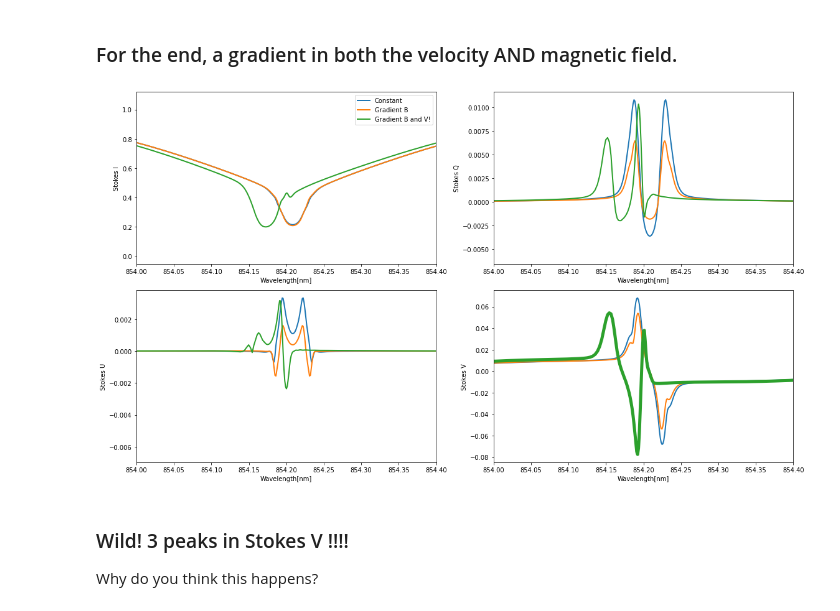
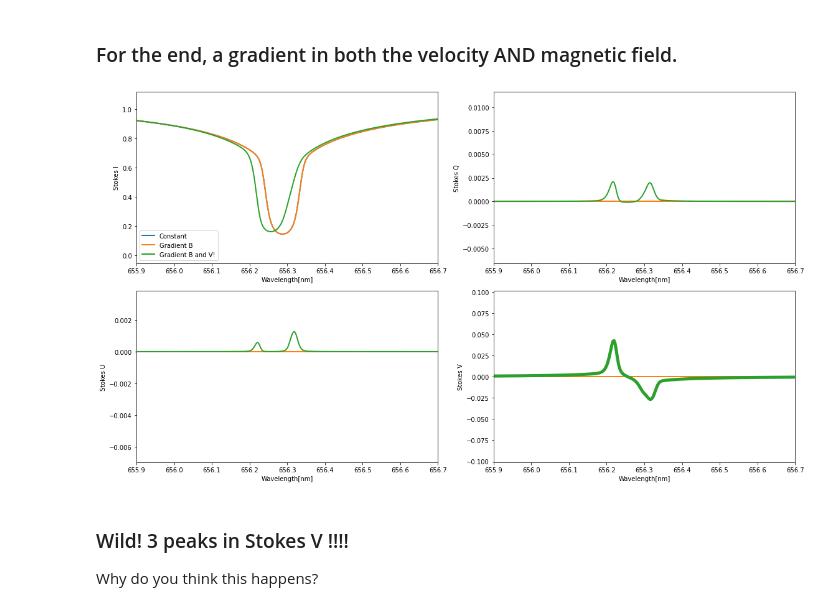
Before and after one commit to ivanzmilic/dkist_workshop_4, a Jupyter notebook: mag_field_influence.ipynb, the cells around one changed output. Cells and saved outputs as stored; diff of their text form; code cells hidden in the pictures.

```diff
--- a/mag_field_influence.ipynb
+++ b/mag_field_influence.ipynb
@@ -420,53 +497,53 @@ del(a) # we don't want this object hanging around and making a mess
 
 # Don't forget to run!
 # %%
+falc = rhanalyze.rhout(rhoutput)
+waves6=falc.spectrum.waves
+I6=np.copy(falc.rays[0].I) # Copying our spectrum for later use
+Q6=np.copy(falc.rays[0].Q)
+U6=np.copy(falc.rays[0].U)
+V6=np.copy(falc.rays[0].V)
 del(falc)
-falc = rhanalyze.rhout(rhoutput)
-waves5=falc.spectrum.waves
-I5=np.copy(falc.rays[0].I) # Copying our spectrum for later use
-Q5=np.copy(falc.rays[0].Q)
-U5=np.copy(falc.rays[0].U)
-V5=np.copy(falc.rays[0].V)
 # %%
 norm = 4E-8
 # Now we are going to need a 2x2 spectrum
 plt.figure(figsize=[16,9])
 plt.subplot(221)
 plt.plot(waves2,I2/norm,linewidth=2.0,label='Constant')
 plt.plot(waves4,I4/norm,linewidth=2.0,label='Gradient B')
-plt.plot(waves5,I5/norm,linewidth=2.0,label='Gradient B and V!')
+plt.plot(waves6,I6/norm,linewidth=2.0,label='Gradient B and V!')
 plt.xlabel("Wavelength[nm]")
 plt.ylabel('Stokes I')
 plt.legend()
-plt.xlim([854.0,854.4])
-#plt.xlim([655.9,656.7])
+#plt.xlim([854.0,854.4])
+plt.xlim([655.9,656.7])
 plt.subplot(222)
 plt.plot(waves2,Q2/norm,linewidth=2.0,label='Constant')
 plt.plot(waves4,Q4/norm,linewidth=2.0,label='Gradient B')
-plt.plot(waves5,Q5/norm,linewidth=2.0,label='Gradient B and V!')
+plt.plot(waves6,Q6/norm,linewidth=2.0,label='Gradient B and V!')
 plt.xlabel("Wavelength[nm]")
 plt.ylabel('Stokes Q')
-plt.xlim([854.0,854.4])
-#plt.xlim([655.9,656.7])
+#plt.xlim([854.0,854.4])
+plt.xlim([655.9,656.7])
 plt.subplot(223)
 plt.plot(waves2,U2/norm,linewidth=2.0,label='Constant')
 plt.plot(waves4,U4/norm,linewidth=2.0,label='Gradient B')
-plt.plot(waves5,U5/norm,linewidth=2.0,label='Gradient B and V!')
+plt.plot(waves6,U6/norm,linewidth=2.0,label='Gradient B and V!')
 plt.xlabel("Wavelength[nm]")
 plt.ylabel('Stokes U')
-plt.xlim([854.0,854.4])
-#plt.xlim([655.9,656.7])
+#plt.xlim([854.0,854.4])
+plt.xlim([655.9,656.7])
 plt.subplot(224)
 plt.plot(waves2,V2/norm,linewidth=2.0,label='Constant')
 plt.plot(waves4,V4/norm,linewidth=2.0,label='Gradient B')
-plt.plot(waves5,V5/norm,linewidth=5.0,label='Gradient B and V!')
+plt.plot(waves6,V6/norm,linewidth=5.0,label='Gradient B and V!')
 plt.xlabel("Wavelength[nm]")
 plt.ylabel('Stokes V')
-plt.xlim([854.0,854.4])
-#plt.xlim([655.9,656.7])
+#plt.xlim([854.0,854.4])
+plt.xlim([655.9,656.7])
 plt.tight_layout()
 # %% [output]
-[figure, old version]
+[figure, new version]
 # %% [markdown]
 ### Wild! 3 peaks in Stokes V !!!!
 
```
Also changed, not shown: parts of 19 cells of this notebook.
